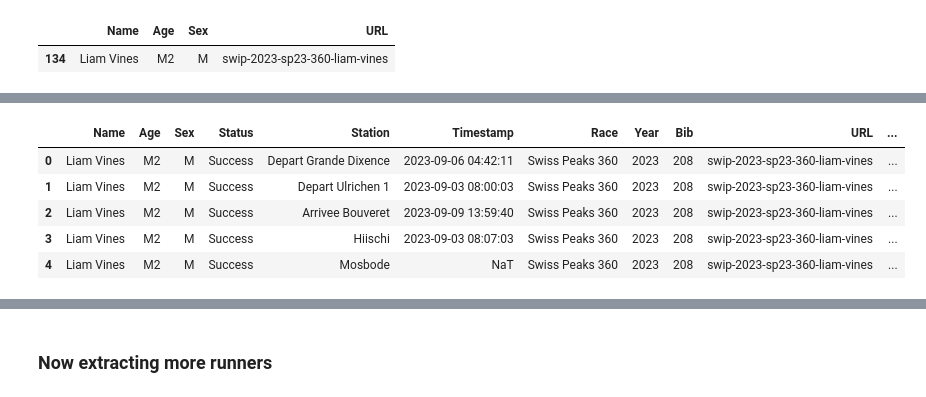
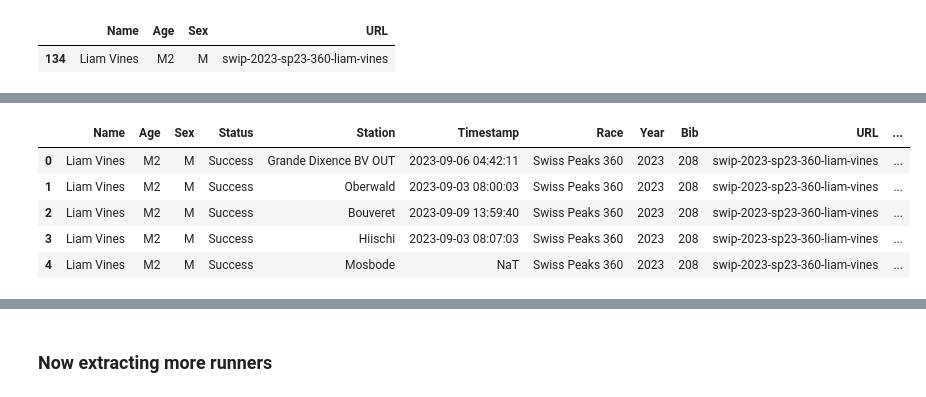
Before and after one commit to kjonina/SwissPeaks, a Jupyter notebook: Stage 2 - Scraping SwissPeaks 2023 Data.ipynb, the cells around one changed output, grey strips where cells are left out. Saved outputs shown, nothing was run; the diff lists cells and outputs as text; code cells hidden in the pictures.

```diff
--- a/Stage 2 - Scraping SwissPeaks 2023 Data.ipynb
+++ b/Stage 2 - Scraping SwissPeaks 2023 Data.ipynb
@@ -100,3 +84,5 @@ initial_runner_info_df =  pd.DataFrame(runner_info, columns=["Name", "Age", 'Sex
+# %%
+initial_runner_info_df = pd.read_excel('Data/SwissPeaks_URL_2023.xlsx')
 # %% [markdown]
 ### Sample: Liam Vines
 # %%
@@ -193,32 +187,43 @@ Data saved to 'SwissPeaks_vines_2023.json'
 # %%
 # Merge the datsets back together
 vines_df = vines_station_df.merge(
      vines_initial_df,
     on = 'URL',
     how='left'
 )
 
 vines_df['Race'] = np.where(
     vines_df['URL'].str.contains('swip-2023-sp23-360d-', na=False),
     'Swiss Peaks 360 DUO',  'Swiss Peaks 360')
 
 vines_df['Year'] = '2023'
 
 vines_df = vines_df[[ "Name", "Age", 'Sex', 'Status',
                 'Station','Timestamp',
                   'Race', 'Year', 'Bib',   'URL',
                 'stay_on_station',
                 'penalty_in_seconds', 'timestamp_from_start',
                 'timestamp_from_previous', 'time_to_first']]
 
 vines_df['Station'] = vines_df['Station'].str.replace('swip-2023-', '')
 vines_df['Station'] = vines_df['Station'].str.replace('-', ' ')
 vines_df['Station'] = vines_df['Station'].str.title()
+vines_df['Station'] = vines_df['Station'].str.replace('Depart Ulrichen 1', 'Oberwald')
+vines_df['Station'] = vines_df['Station'].str.replace('Depart Grande Dixence', 'Grande Dixence Bv OUT')
+vines_df['Station'] = vines_df['Station'].str.replace('Arrivee Bouveret', 'Bouveret')
+
+
+vines_df['Station'] = vines_df['Station'].str.replace('In', 'IN')
+vines_df['Station'] = vines_df['Station'].str.replace('Out', 'OUT')
+
+vines_df['Station'] = vines_df['Station'].str.replace('Bv', 'BV')
+
+
 vines_df.head()
 # %% [output]
 |  | Name | Age | Sex | Status | Station | Timestamp | Race | Year | Bib | URL | ... |
-| 0 | Liam Vines | M2 | M | Success | Depart Grande Dixence | 2023-09-06 04:42:11 | Swiss Peaks 360 | 2023 | 208 | swip-2023-sp23-360-liam-vines | ... |
-| 1 | Liam Vines | M2 | M | Success | Depart Ulrichen 1 | 2023-09-03 08:00:03 | Swiss Peaks 360 | 2023 | 208 | swip-2023-sp23-360-liam-vines | ... |
-| 2 | Liam Vines | M2 | M | Success | Arrivee Bouveret | 2023-09-09 13:59:40 | Swiss Peaks 360 | 2023 | 208 | swip-2023-sp23-360-liam-vines | ... |
+| 0 | Liam Vines | M2 | M | Success | Grande Dixence BV OUT | 2023-09-06 04:42:11 | Swiss Peaks 360 | 2023 | 208 | swip-2023-sp23-360-liam-vines | ... |
+| 1 | Liam Vines | M2 | M | Success | Oberwald | 2023-09-03 08:00:03 | Swiss Peaks 360 | 2023 | 208 | swip-2023-sp23-360-liam-vines | ... |
+| 2 | Liam Vines | M2 | M | Success | Bouveret | 2023-09-09 13:59:40 | Swiss Peaks 360 | 2023 | 208 | swip-2023-sp23-360-liam-vines | ... |
 | 3 | Liam Vines | M2 | M | Success | Hiischi | 2023-09-03 08:07:03 | Swiss Peaks 360 | 2023 | 208 | swip-2023-sp23-360-liam-vines | ... |
 | 4 | Liam Vines | M2 | M | Success | Mosbode | NaT | Swiss Peaks 360 | 2023 | 208 | swip-2023-sp23-360-liam-vines | ... |
```
Also changed, not shown: parts of 13 cells of this notebook, 4 other files.
